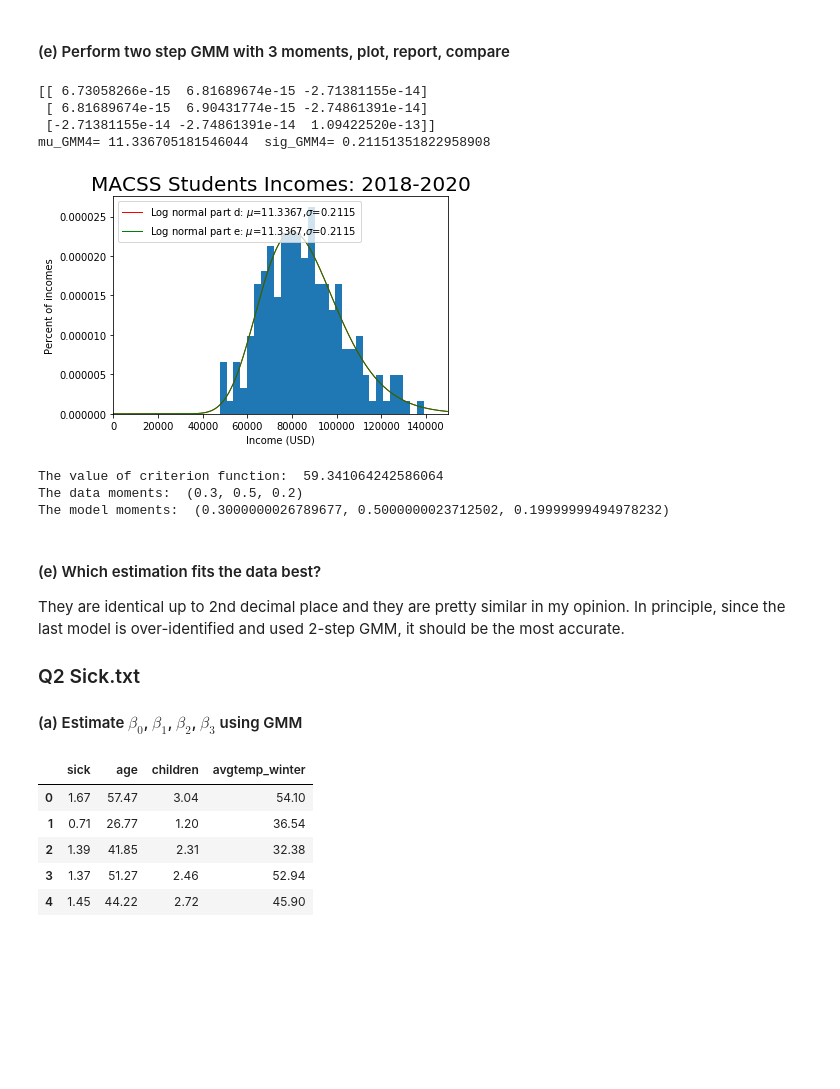
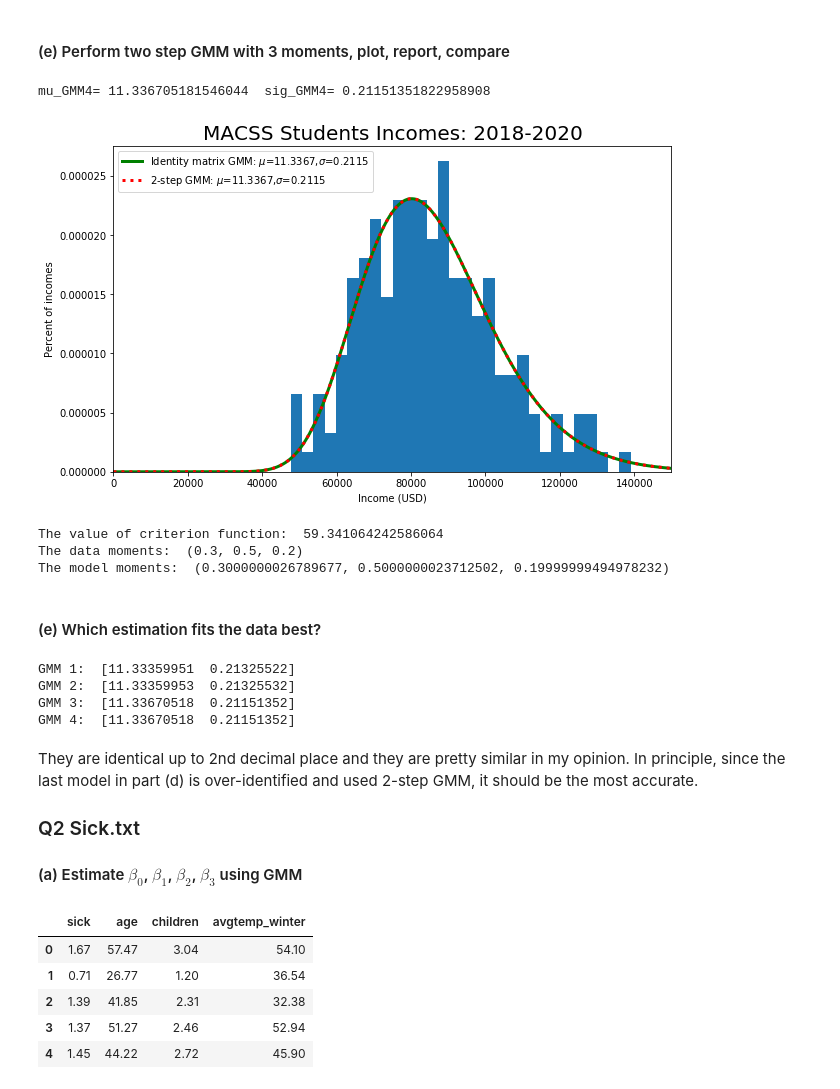
Before and after one commit to UC-MACSS/persp-model_W18, a Jupyter notebook: Students/LiR/PS3/PS3 Li Ruixue.ipynb, the cells around one changed output. Drawn from its saved outputs; the diff is of its cells as text; code cells hidden in the pictures; blank space fills up the shorter version.

```diff
--- a/Students/LiR/PS3/PS3 Li Ruixue.ipynb
+++ b/Students/LiR/PS3/PS3 Li Ruixue.ipynb
@@ -154,11 +237,0 @@ print(W_hat2)
-# %%
-np.seterr(all = 'ignore')
-mu_init = 11
-sig_init = 0.2
-cutoff = 150000
-params_init = np.array([mu_GMM1, sig_GMM1])
-gmm_args = (pts, cutoff, W_hat2)
-results2 = opt.minimize(criterion, params_init, args=(gmm_args),
-                       method='L-BFGS-B', bounds=((None, None), (1e-10, None)))
-mu_GMM2, sig_GMM2 = results2.x
-print('mu_GMM2=', mu_GMM2, ' sig_GMM2=', sig_GMM2)
@@ -231,11 +237,0 @@ def criterion2(params, *args):
-# %%
-mu_init = 11
-sig_init = 0.2
-cutoff = 150000
-params_init = np.array([mu_init, sig_init])
-W_hat = np.eye(3)
-gmm_args = (pts, cutoff, W_hat)
-results3 = opt.minimize(criterion2, params_init, args=(gmm_args),
-                       method='L-BFGS-B', bounds=((None, None), (1e-10, None)))
-mu_GMM3, sig_GMM3 = results3.x
-print(results3)
@@ -273,45 +238,54 @@ The model moments:  (0.30000000348066785, 0.5000000058755075, 0.1999999906438247
 # %% [markdown]
 #### (e) Perform two step GMM with 3 moments, plot, report, compare
 # %%
-err2 = err_vec2(pts, mu_GMM3, sig_GMM3, cutoff, False)
-VCV3 = np.dot(err2, err2.T) / pts.shape[0]
-print(VCV3)
-W_hat3 = lin.pinv(VCV3)
+err4 = err_vec2(pts, mu_GMM3, sig_GMM3, cutoff, False)
+VCV4 = np.dot(err4, err4.T) / pts.shape[0]
+W_hat4 = lin.pinv(VCV4)
 params_init = np.array([mu_GMM3, sig_GMM3])
-gmm_args = (pts, cutoff, W_hat3)
+gmm_args = (pts, cutoff, W_hat4)
 results4 = opt.minimize(criterion2, params_init, args=(gmm_args),
                        method='L-BFGS-B', bounds=((None, None), (1e-10, None)))
 mu_GMM4, sig_GMM4 = results4.x
 print('mu_GMM4=', mu_GMM4, ' sig_GMM4=', sig_GMM4)
 
+plt.figure(figsize = (10, 6))
 plt.hist(pts, 30, normed=True)
 dist_pts = np.linspace(1, 150000, 500)
 plt.plot(dist_pts, lognorm_pdf(dist_pts, mu_GMM3, sig_GMM3, cutoff),
-         linewidth=1, color='r', label='Log normal part d: $\mu$={:.4f},$\sigma$={:.4f}'.format(mu_GMM3, sig_GMM3))
+         linewidth=3, color='g', label='Identity matrix GMM: $\mu$={:.4f},$\sigma$={:.4f}'.format(mu_GMM3, sig_GMM3))
 plt.plot(dist_pts, lognorm_pdf(dist_pts, mu_GMM4, sig_GMM4, cutoff),
-         linewidth=1, color='g', label='Log normal part e: $\mu$={:.4f},$\sigma$={:.4f}'.format(mu_GMM4, sig_GMM4))
+         linewidth=3, color='r',
+         label='2-step GMM: $\mu$={:.4f},$\sigma$={:.4f}'.format(mu_GMM4, sig_GMM4), linestyle = ':')
 plt.legend(loc='upper left')
 
 plt.title('MACSS Students Incomes: 2018-2020', fontsize=20)
 plt.xlabel('Income (USD)')
 plt.ylabel('Percent of incomes')
 plt.xlim([0, 150000])
 plt.show()
 print("The value of criterion function: ", float(results4.fun))
 print('The data moments: ', data_moments2(pts))
 print('The model moments: ', model_moments2(mu_GMM4, sig_GMM4, cutoff))
 # %% [output]
-[[ 6.73058266e-15  6.81689674e-15 -2.71381155e-14]
- [ 6.81689674e-15  6.90431774e-15 -2.74861391e-14]
- [-2.71381155e-14 -2.74861391e-14  1.09422520e-13]]
 mu_GMM4= 11.336705181546044  sig_GMM4= 0.21151351822958908
-[figure, old version]
+[figure, new version]
 The value of criterion function:  59.341064242586064
 The data moments:  (0.3, 0.5, 0.2)
 The model moments:  (0.3000000026789677, 0.5000000023712502, 0.19999999494978232)
+# %% [markdown]
+#### (e) Which estimation fits the data best?
+# %%
+print('GMM 1: ', results1.x)
+print('GMM 2: ', results2.x)
+print('GMM 3: ', results3.x)
+print('GMM 4: ', results4.x)
+# %% [output]
+GMM 1:  [11.33359951  0.21325522]
+GMM 2:  [11.33359953  0.21325532]
+GMM 3:  [11.33670518  0.21151352]
+GMM 4:  [11.33670518  0.21151352]
 # %% [markdown]
-#### (e) Which estimation fits the data best?
-They are identical up to 2nd decimal place and they are pretty similar in my opinion. In principle, since the last model is over-identified and used 2-step GMM, it should be the most accurate.
+They are identical up to 2nd decimal place and they are pretty similar in my opinion. In principle, since the last model in part (d) is over-identified and used 2-step GMM, it should be the most accurate.
 
 
 ### Q2 Sick.txt
```
Also changed, not shown: parts of 19 cells of this notebook.
